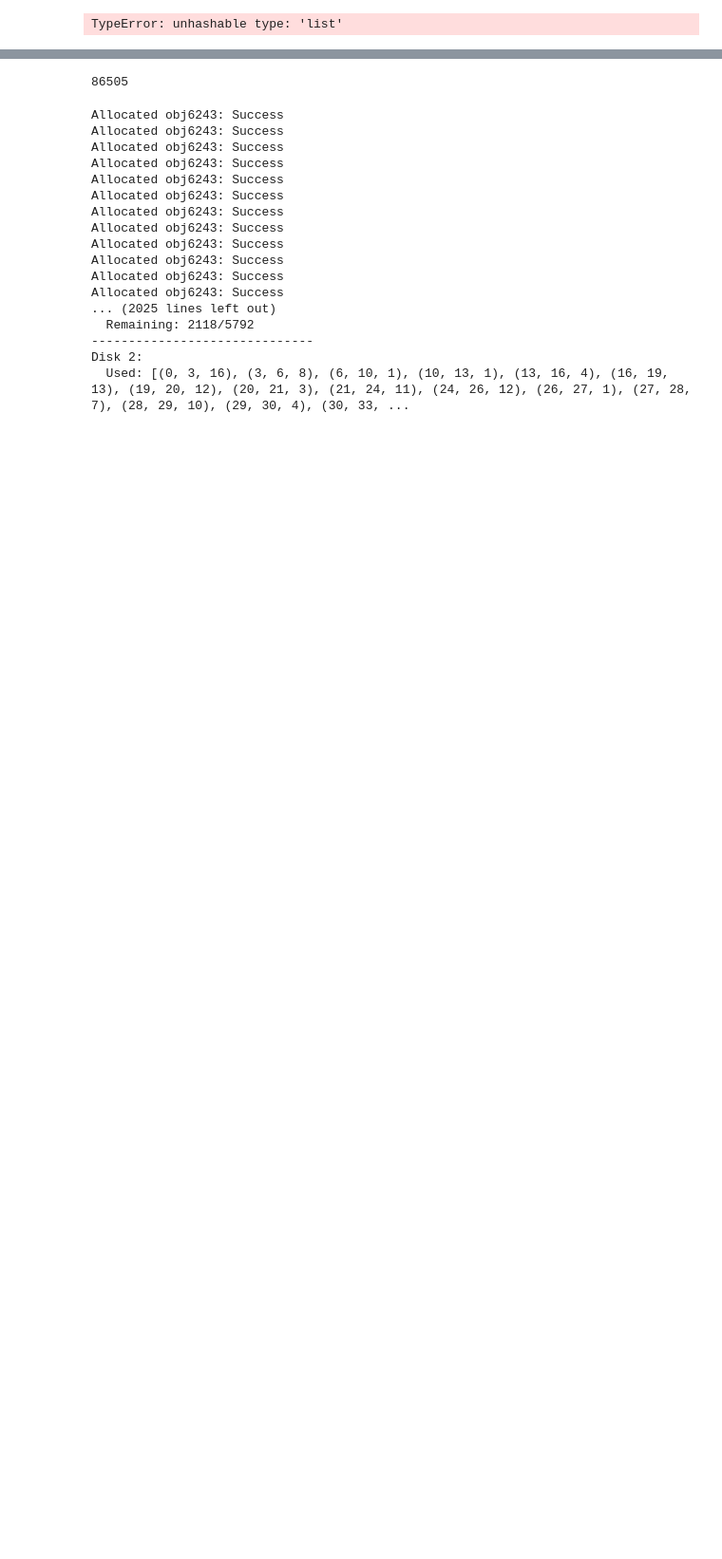
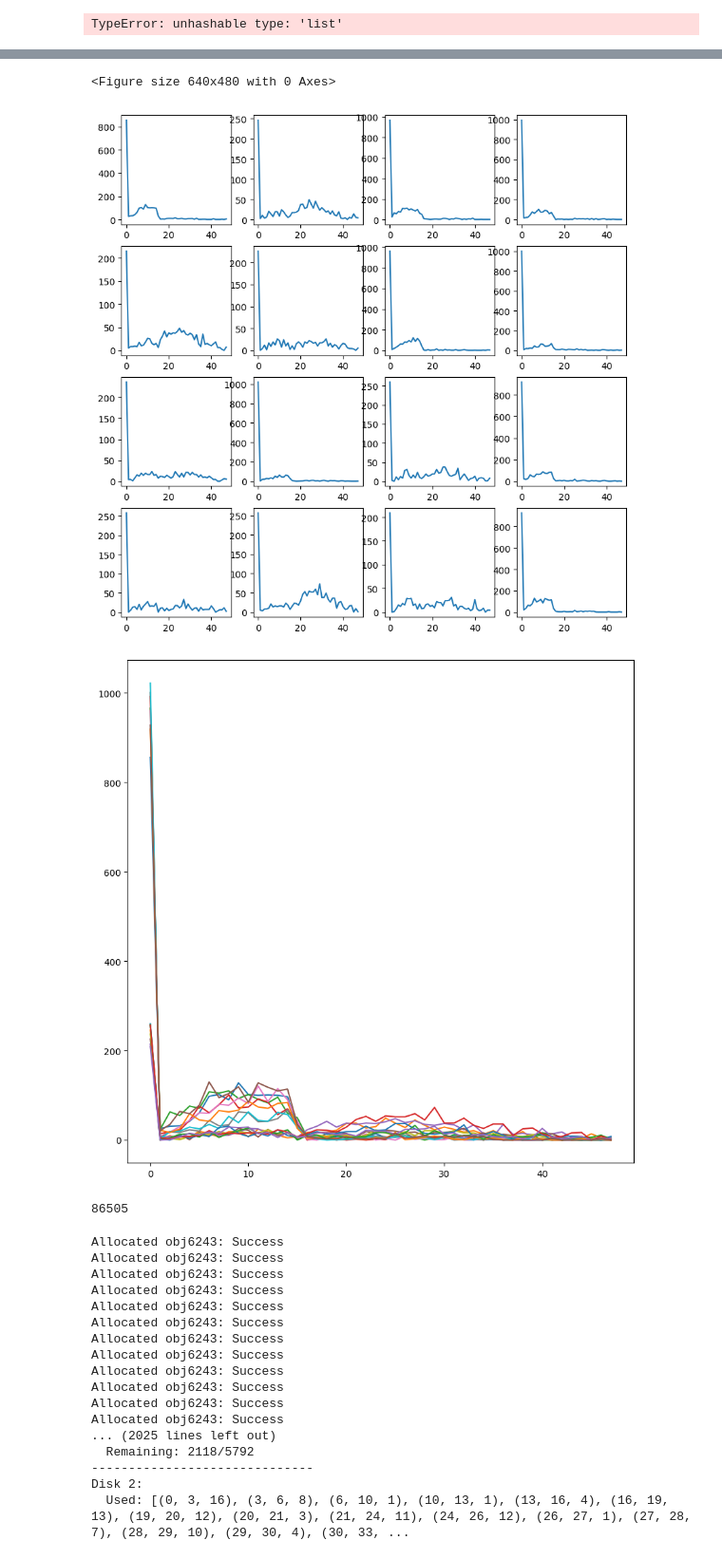
Before and after one commit to xl182/hw_code, a Jupyter notebook: main.ipynb, the cells around one changed output, grey strips where cells are left out. Shown at 95% size. Saved outputs shown, nothing was run; the diff lists cells and outputs as text; code cells hidden in the pictures; blank space fills up the shorter version.

```diff
--- a/main.ipynb
+++ b/main.ipynb
@@ -204,20 +218,24 @@ write_disturbution
 # %%
 # plot by size in timestamp
 
 from matplotlib import pyplot as plt
 
 plt.figure(1)
 plt.figure(figsize=(10,10))
 for i in range(16):
     plt.subplot(4, 4, i+1)
-    plt.plot(read_freq[i])
+    plt.plot(write_freq[i])
 
 plt.figure(2)
 plt.figure(figsize=(10,10))
 for i in range(16):
-    plt.plot(read_freq[i])
+    plt.plot(write_freq[i])
 
 plt.show()
+# %% [output]
+<Figure size 640x480 with 0 Axes>
+[figure, added]
+[figure, added]
 # %%
 import itertools
 import time
```
Also changed, not shown: parts of 5 cells of this notebook, 10 other files.
